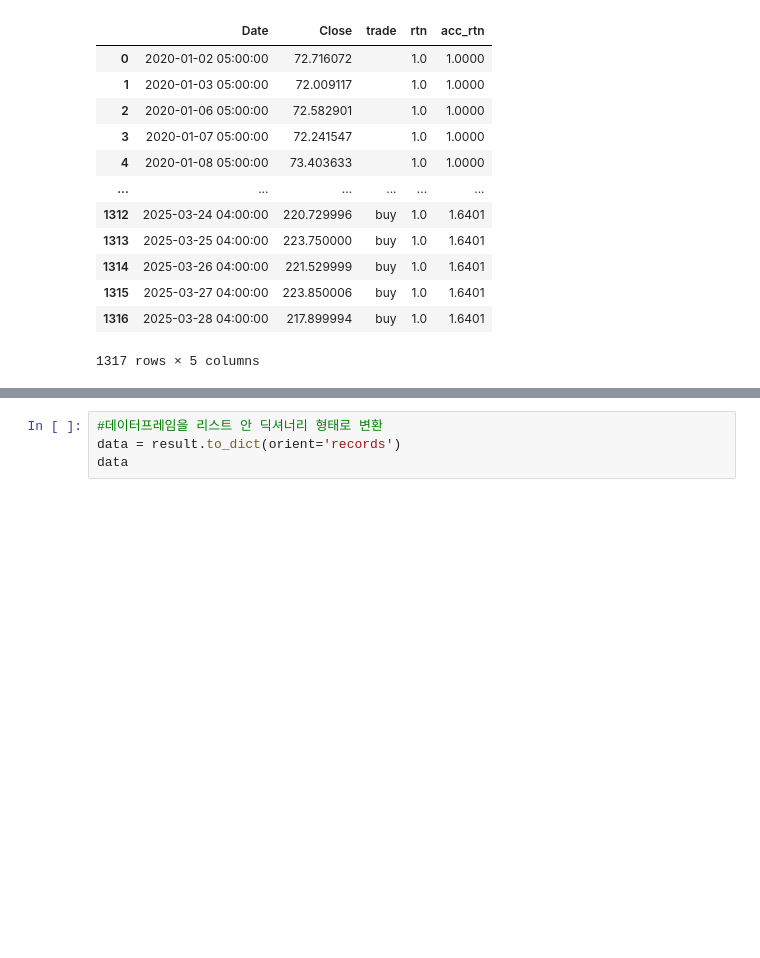
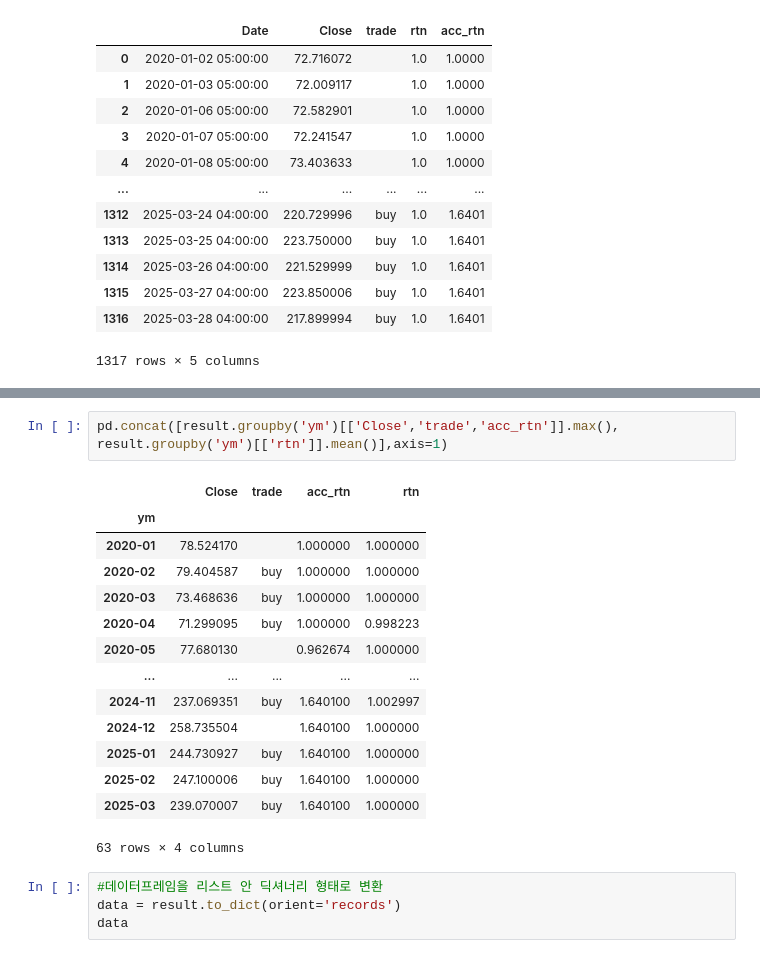
Before and after one commit to fursew05/my_site, a Jupyter notebook: test.ipynb, the cells around one changed output, grey strips where cells are left out. Saved outputs shown, nothing was run; the diff lists cells and outputs as text; blank space fills up the shorter version.

```diff
--- a/test.ipynb
+++ b/test.ipynb
@@ -80,3 +115,21 @@ result
+# %%
+pd.concat([result.groupby('ym')[['Close','trade','acc_rtn']].max(),
+result.groupby('ym')[['rtn']].mean()],axis=1)
+# %% [output]
+|  | Close | trade | acc_rtn | rtn |
+| ym |  |  |  |  |
+| 2020-01 | 78.524170 |  | 1.000000 | 1.000000 |
+| 2020-02 | 79.404587 | buy | 1.000000 | 1.000000 |
+| 2020-03 | 73.468636 | buy | 1.000000 | 1.000000 |
+| 2020-04 | 71.299095 | buy | 1.000000 | 0.998223 |
+| 2020-05 | 77.680130 |  | 0.962674 | 1.000000 |
+| ... | ... | ... | ... | ... |
+| 2024-11 | 237.069351 | buy | 1.640100 | 1.002997 |
+| 2024-12 | 258.735504 |  | 1.640100 | 1.000000 |
+| 2025-01 | 244.730927 | buy | 1.640100 | 1.000000 |
+| 2025-02 | 247.100006 | buy | 1.640100 | 1.000000 |
+| 2025-03 | 239.070007 | buy | 1.640100 | 1.000000 |
+63 rows × 4 columns
 # %%
 #데이터프레임을 리스트 안 딕셔너리 형태로 변환
 data = result.to_dict(orient='records')
```
Also changed, not shown: parts of 2 cells of this notebook, 12 other files.
